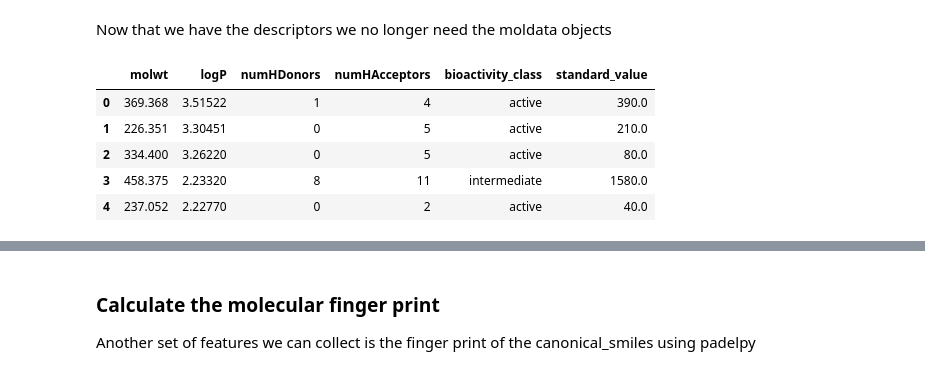
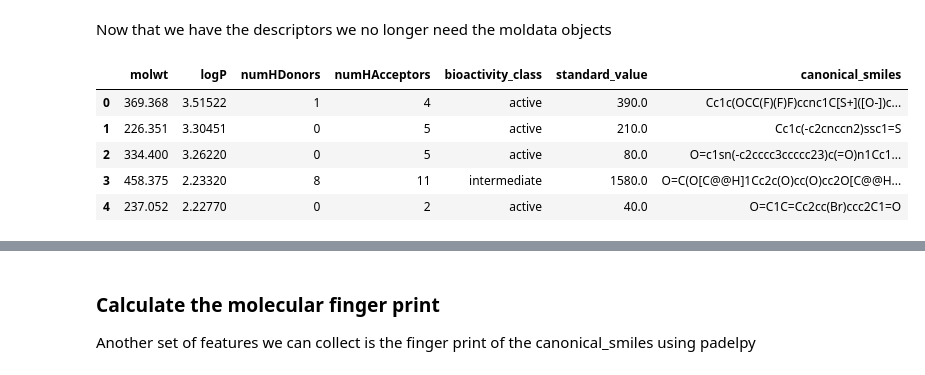
Before and after one commit to ksooklall/CUNY-SPS-Masters-DS, a Jupyter notebook: DATA_602/Drug Discovery.ipynb, the cells around one changed output, grey strips where cells are left out. Cells and saved outputs as stored; diff of their text form; code cells hidden in the pictures.

```diff
--- a/DATA_602/Drug Discovery.ipynb
+++ b/DATA_602/Drug Discovery.ipynb
@@ -131,12 +131,12 @@ df['numHAcceptors'] = df['moldata'].map(Descriptors.NumHAcceptors)
 Now that we have the descriptors we no longer need the moldata objects
 # %%
 lipinski_descriptors = ['molwt', 'logP', 'numHDonors', 'numHAcceptors']
-df = df[lipinski_descriptors + ['bioactivity_class', 'standard_value']]
+df = df[lipinski_descriptors + ['bioactivity_class', 'standard_value', 'canonical_smiles']]
 df.head()
 # %% [output]
-|  | molwt | logP | numHDonors | numHAcceptors | bioactivity_class | standard_value |
-| 0 | 369.368 | 3.51522 | 1 | 4 | active | 390.0 |
-| 1 | 226.351 | 3.30451 | 0 | 5 | active | 210.0 |
-| 2 | 334.400 | 3.26220 | 0 | 5 | active | 80.0 |
-| 3 | 458.375 | 2.23320 | 8 | 11 | intermediate | 1580.0 |
-| 4 | 237.052 | 2.22770 | 0 | 2 | active | 40.0 |
+|  | molwt | logP | numHDonors | numHAcceptors | bioactivity_class | standard_value | canonical_smiles |
+| 0 | 369.368 | 3.51522 | 1 | 4 | active | 390.0 | Cc1c(OCC(F)(F)F)ccnc1C[S+]([O-])c... |
+| 1 | 226.351 | 3.30451 | 0 | 5 | active | 210.0 | Cc1c(-c2cnccn2)ssc1=S |
+| 2 | 334.400 | 3.26220 | 0 | 5 | active | 80.0 | O=c1sn(-c2cccc3ccccc23)c(=O)n1Cc1... |
+| 3 | 458.375 | 2.23320 | 8 | 11 | intermediate | 1580.0 | O=C(O[C@@H]1Cc2c(O)cc(O)cc2O[C@@H... |
+| 4 | 237.052 | 2.22770 | 0 | 2 | active | 40.0 | O=C1C=Cc2cc(Br)ccc2C1=O |
```
Also changed, not shown: parts of 32 cells of this notebook, 2 other files.
